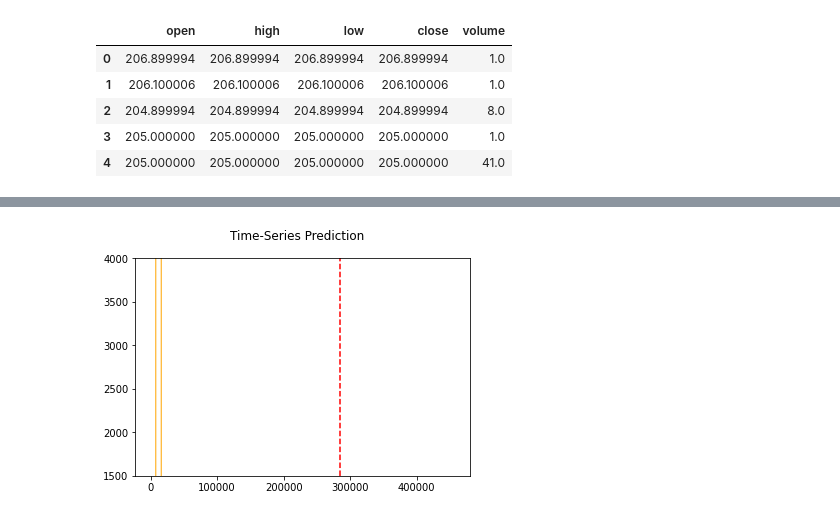
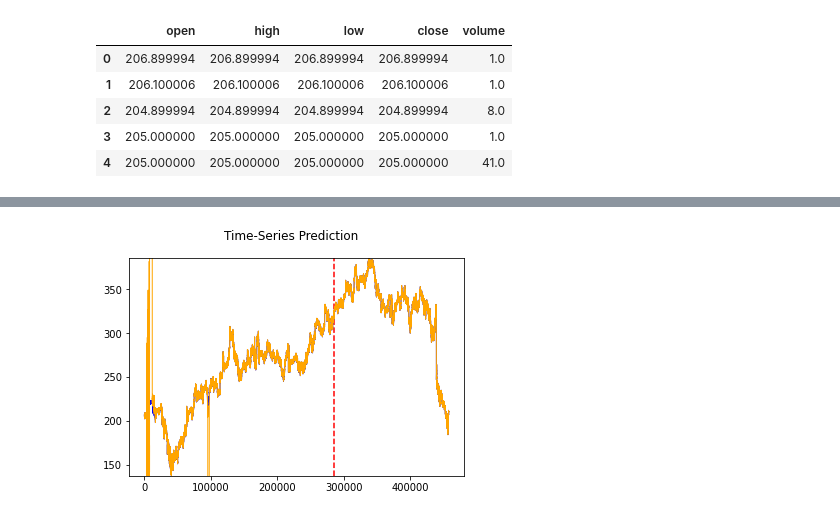
Before and after one commit to Azarius2472/BeRichBot, a Jupyter notebook: models/predictor_demo.ipynb, the cells around one changed output, grey strips where cells are left out. Saved outputs shown, nothing was run; the diff lists cells and outputs as text; code cells hidden in the pictures.

Commit message:
add vector pred and inference

```diff
--- a/models/predictor_demo.ipynb
+++ b/models/predictor_demo.ipynb
@@ -275,19 +275,23 @@ class TSPredictor():
 #                 print(inputs.shape)
                 inputs = inputs.to('cuda')
                 targets = targets.to('cuda')
-                bias = torch.unsqueeze(bias, 1)
+#                 print('bias.shape')
+#                 print(bias.shape)
+#                 bias = torch.unsqueeze(bias, 1)
                 bias = bias.to('cuda')
                 optimizer.zero_grad()
                 pred = self.model(inputs)
+#                 print('pred.shape')
+#                 print(pred.shape)
+
                 pred = pred + bias
                 loss = criterion(pred, targets)
 
                 pred = pred.detach().cpu().numpy()
-                # print(pred.shape)
                 # print(pred)
                 # print(bias.detach().cpu().numpy().shape)
                 # assert False
-                self.y_pred[i:i+pred.shape[0]] = pred.flatten().copy()
+                self.y_pred[i:i+pred.shape[0]] = pred[:, -1].flatten().copy()
                 # print(i)
                 # print(i + pred.flatten().shape[0])
                 # print(pred.flatten().shape)
@@ -306,14 +310,14 @@ class TSPredictor():
             for inputs, targets, bias in tepoch:
                 inputs = inputs.to('cuda')
                 targets = targets.to('cuda')
-                bias = torch.unsqueeze(bias, 1)
+#                 bias = torch.unsqueeze(bias, 1)
                 bias = bias.to('cuda')
                 pred = self.model(inputs)
                 pred = pred + bias
 
                 pred = pred.detach().cpu().numpy()
                 # print(pred.flatten())
-                self.y_pred[i:i+pred.shape[0]] = pred.flatten()
+                self.y_pred[i:i+pred.shape[0]] = pred[:, -1].flatten().copy()
                 i += pred.shape[0]
 
             plt.axvline(x=test_start_idx, c='r', linestyle='--')
@@ -346,7 +350,7 @@ class TSPredictor():
                 print('incorrect input df shape')
                 return None
             else:
-                bias = df.close.values[-1]
+                bias = df.values[-1]
                 data = df[['open', 'high', 'low', 'volume', 'close']].diff().dropna()
                 vals = data.values
 
@@ -354,8 +358,8 @@ class TSPredictor():
                     vals = np.swapaxes(vals, 0, 1)
                 vals = np.expand_dims(vals, axis=0)
 
-                print(vals.shape)
-                return self.model(torch.tensor(vals)).detach().cpu().numpy()[0][0] + bias
+#                 print(vals.shape)
+                return self.model(torch.tensor(vals)).detach().cpu().numpy()[0] + bias
 
     def inference_dict(self, d):
         pass
@@ -364,5 +370,5 @@ predictor = TSPredictor(needLoad=True, model_type='CNN', path_to_model='./FB_CNN
 # %%
-predictor = TSPredictor(needLoad=False, model_type='CNN')
+predictor = TSPredictor(needLoad=False, model_type='LSTM')
 # %%
 data.head()
 # %% [output]
@@ -373,6 +379,6 @@ data.head()
 | 3 | 205.000000 | 205.000000 | 205.000000 | 205.000000 | 1.0 |
 | 4 | 205.000000 | 205.000000 | 205.000000 | 205.000000 | 41.0 |
 # %%
-predictor.train(data_df=data, num_epochs=1, BATCH_SIZE=4096)#192 4096)
+predictor.train(data_df=data, num_epochs=1, BATCH_SIZE=192)#192 4096)
 # %% [output]
 preprocess data
@@ -384,3 +390,12 @@ model saved to ./FB_CNN.pt
+# %%
+for ticker in tqdm(['AMZN', 'AAPL', 'FB', 'GOOGL', 'GOOG', 'MSFT', 'NVDA', 'TSLA']):
+    for mdl_type, batch_size in [('CNN', 4096), ('LSTM', 192)]:
+        data =  pd.read_csv('./tinkoff-data/' + ticker + '.csv')
+        predictor = TSPredictor(needLoad=False, model_type=mdl_type)
+        predictor.train(data_df=data, num_epochs=1, BATCH_SIZE=batch_size)
+        predictor.save_model('./' + ticker + '_' + model_type + '.pt')
+        predictor = None
+        torch.cuda.empty_cache()
 # %%
 y_true = predictor.y_true
 y_pred = predictor.y_pred
@@ -393,15 +408,15 @@ mean_absolute_error(y_true, y_pred)
 # %%
 plt.axvline(x=285016, c='r', linestyle='--')
-plt.ylim(1500, 4000)
+plt.ylim(predictor.min_plt, predictor.max_plt)
 
 plt.plot(y_true, color='blue', linewidth=1)
 plt.plot(y_pred, color='orange', linewidth=1)
 
 
 plt.suptitle('Time-Series Prediction')
 plt.show()
 # %% [output]
-[figure, old version]
+[figure, new version]
 # %%
 # counter = 0
 # for i in range(len(y_true)):
```
Also changed, not shown: parts of 16 cells of this notebook.
